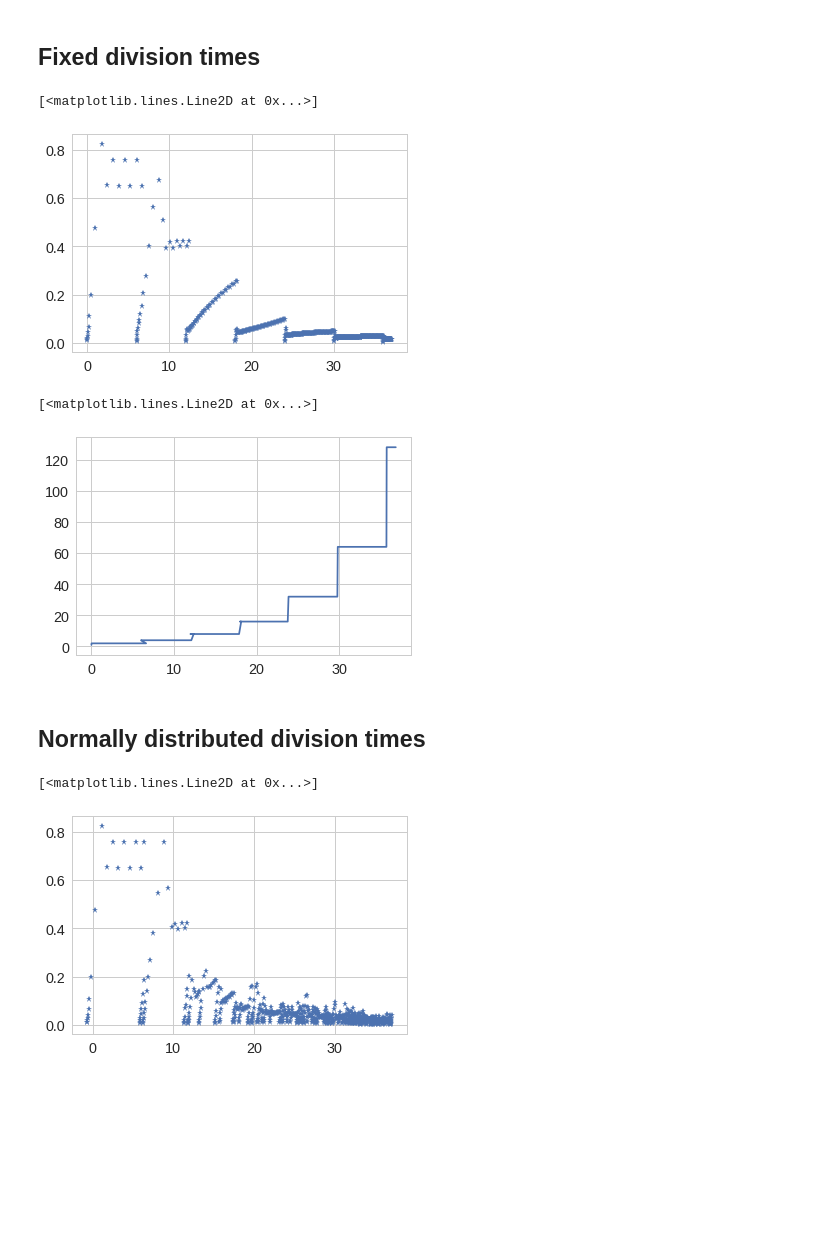
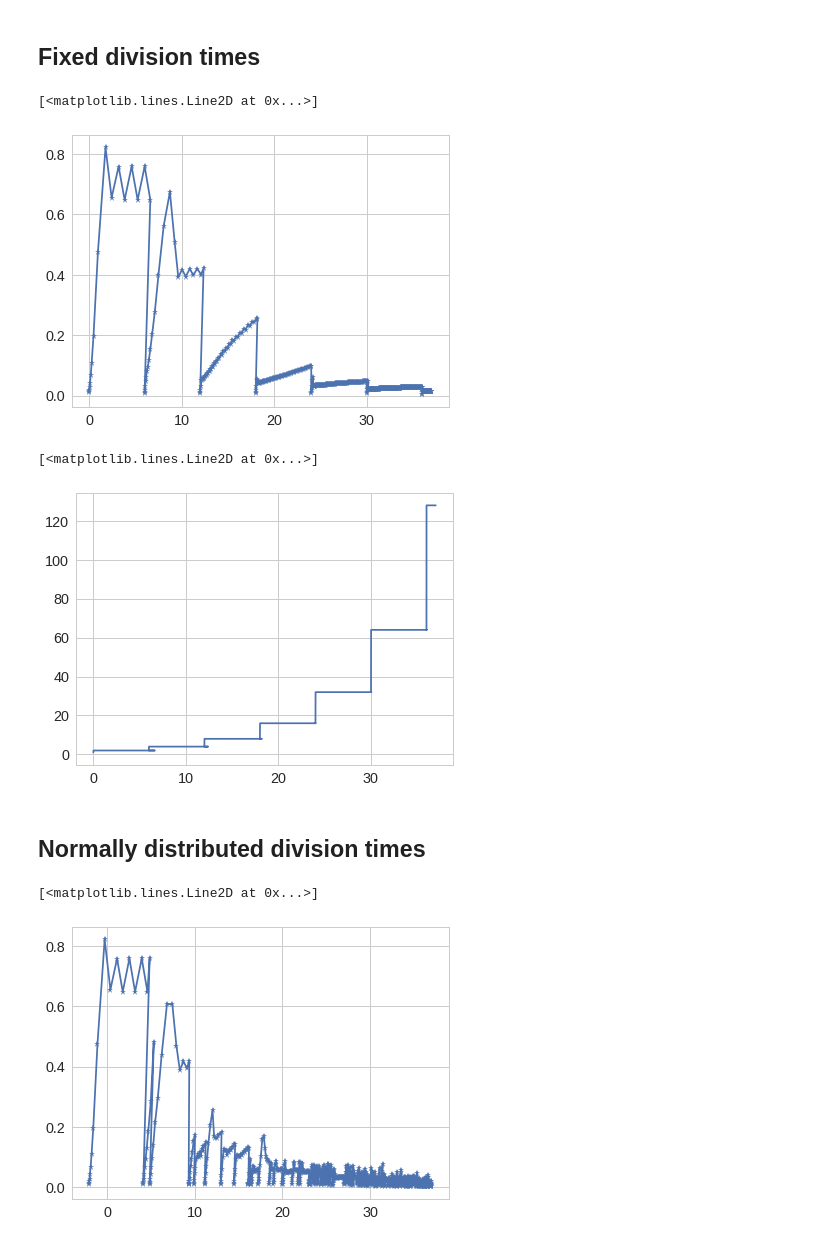
Before and after one commit to somathias/cbmos, a Jupyter notebook: test_adaptivity.ipynb, the cells around one changed output. Drawn from its saved outputs; the diff is of its cells as text; code cells hidden in the pictures; blank space fills up the shorter version.

```diff
--- a/test_adaptivity.ipynb
+++ b/test_adaptivity.ipynb
@@ -41,15 +41,15 @@ history = solver.simulate(cell_list, t_data, params, {"eps": 0.01})
 # %%
 dts = np.loadtxt('step_sizes.txt')
 ts = np.loadtxt('time_points.txt')
-plt.plot(ts, dts, '*')
+plt.plot(ts, dts, '-*')
 # %% [output]
 [<matplotlib.lines.Line2D at 0x...>]
-[figure, old version]
+[figure, new version]
 # %%
-plt.plot(ts[:len(history)], [len(clt) for clt in history])
+plt.plot(ts[:len(history)], [len(clt) for clt in history[:len(ts)]])
 # %% [output]
 [<matplotlib.lines.Line2D at 0x...>]
-[figure, old version]
+[figure, new version]
 # %% [markdown]
 ## Normally distributed division times
 # %%
@@ -62,8 +62,8 @@ history = solver.simulate(cell_list, t_data, params, {"eps": 0.01})
 # %%
 dts = np.loadtxt('step_sizes.txt')
 ts = np.loadtxt('time_points.txt')
-plt.plot(ts, dts, '*')
+plt.plot(ts, dts, '-*')
 # %% [output]
 [<matplotlib.lines.Line2D at 0x...>]
-[figure, old version]
+[figure, new version]
 # %%
```
Also changed, not shown: parts of 6 cells of this notebook, 1 other file.
